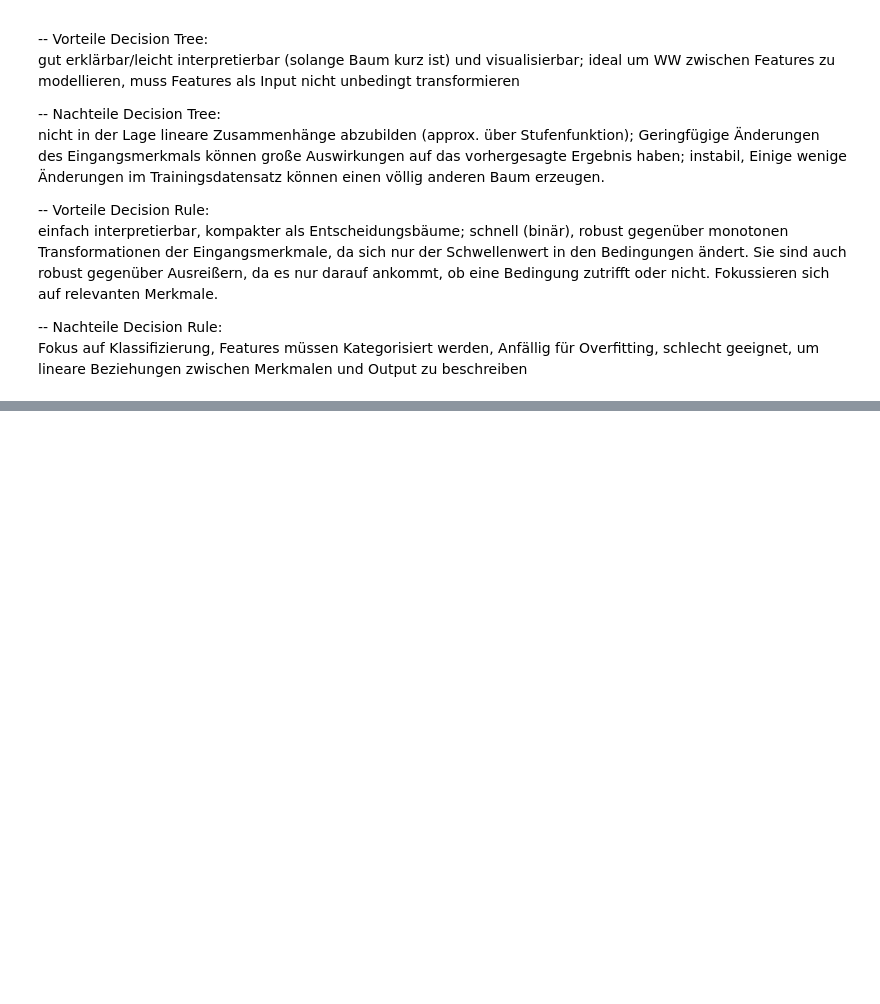
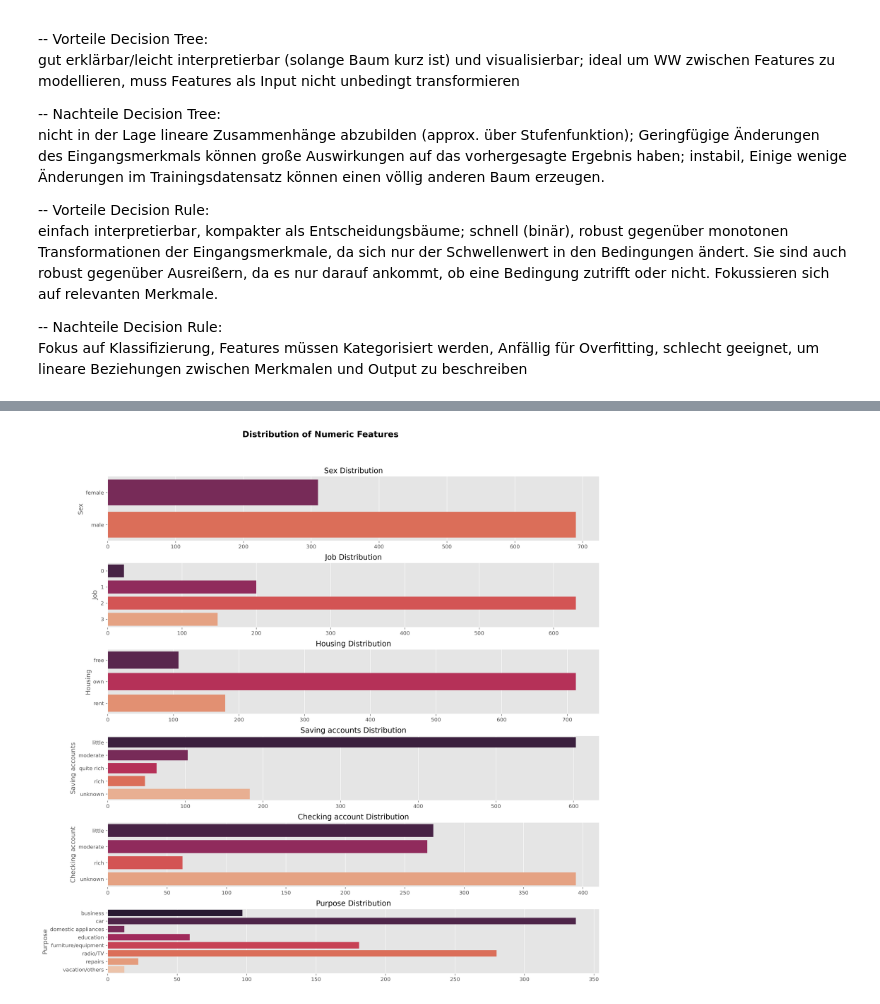
Before and after one commit to RIVACON/RiVaPy, a Jupyter notebook: notebooks/credit/creditdefault_KI.ipynb, the cells around one changed output, grey strips where cells are left out. Cells and saved outputs as stored; diff of their text form; code cells hidden in the pictures; blank space fills up the shorter version.

```diff
--- a/notebooks/credit/creditdefault_KI.ipynb
+++ b/notebooks/credit/creditdefault_KI.ipynb
@@ -80,0 +239,16 @@ Fokus auf Klassifizierung, Features müssen Kategorisiert werden, Anfällig für
+# %%
+plt.style.use('ggplot')
+fig, ax = plt.subplots(6, 1, figsize = (15, 15), dpi=300)
+ax = ax.flatten()
+# Exclude last value from cat features because this is our target and was already visualized above
+for idx,column in enumerate(cat_features[:-1]):
+    sns.countplot(data=data, y=column, ax=ax[idx], palette='rocket')
+    ax[idx].set_title(f'{column} Distribution', size = 14)
+    ax[idx].set_xlabel(None)
+    plt.tight_layout()
+fig.suptitle('Distribution of Numeric Features', fontsize = 16, fontweight = 'bold')
+plt.tight_layout()
+plt.subplots_adjust(top=0.9)
+plt.show();
+# %% [output]
+[figure, added]
```
Also changed, not shown: parts of 23 cells of this notebook.
